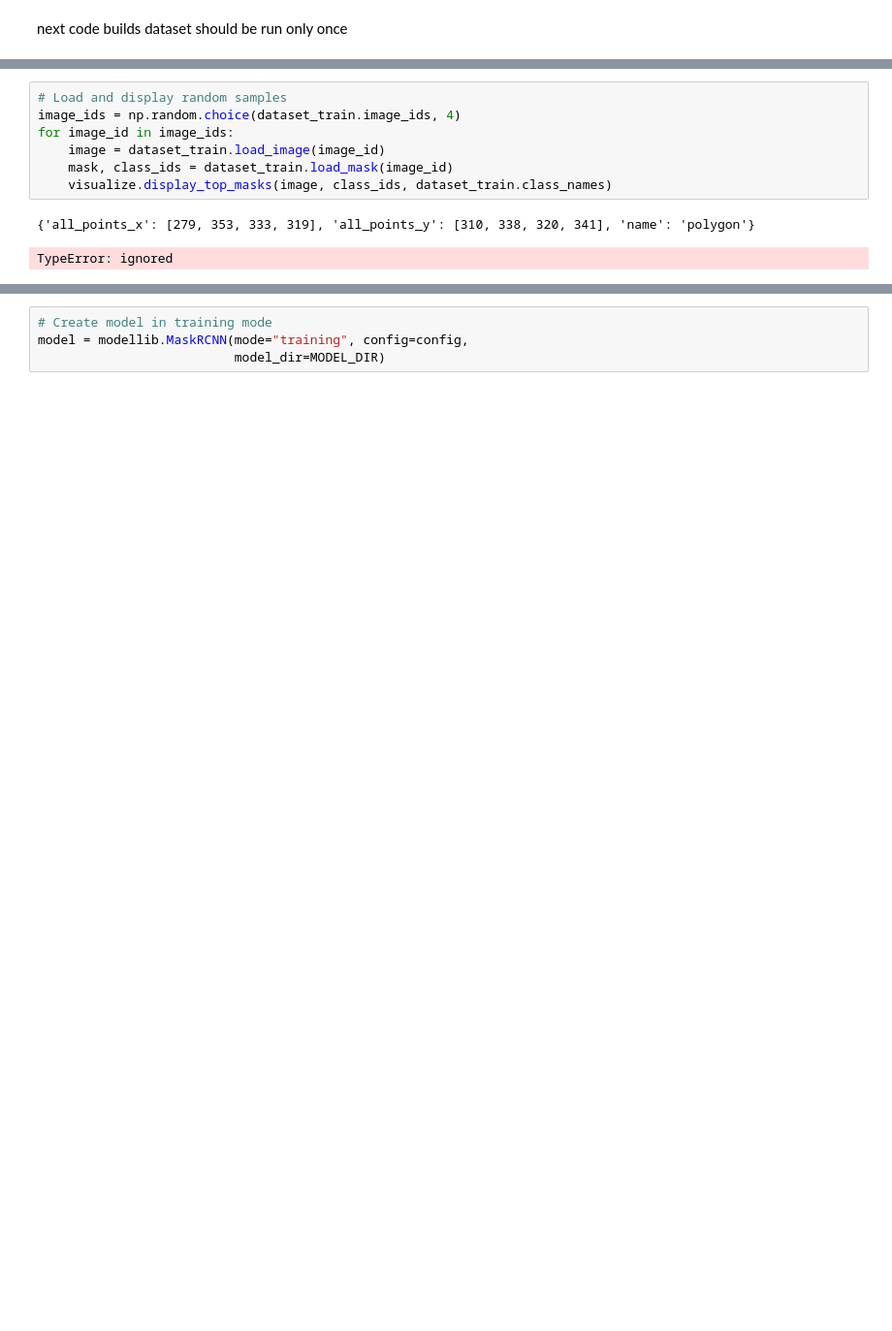
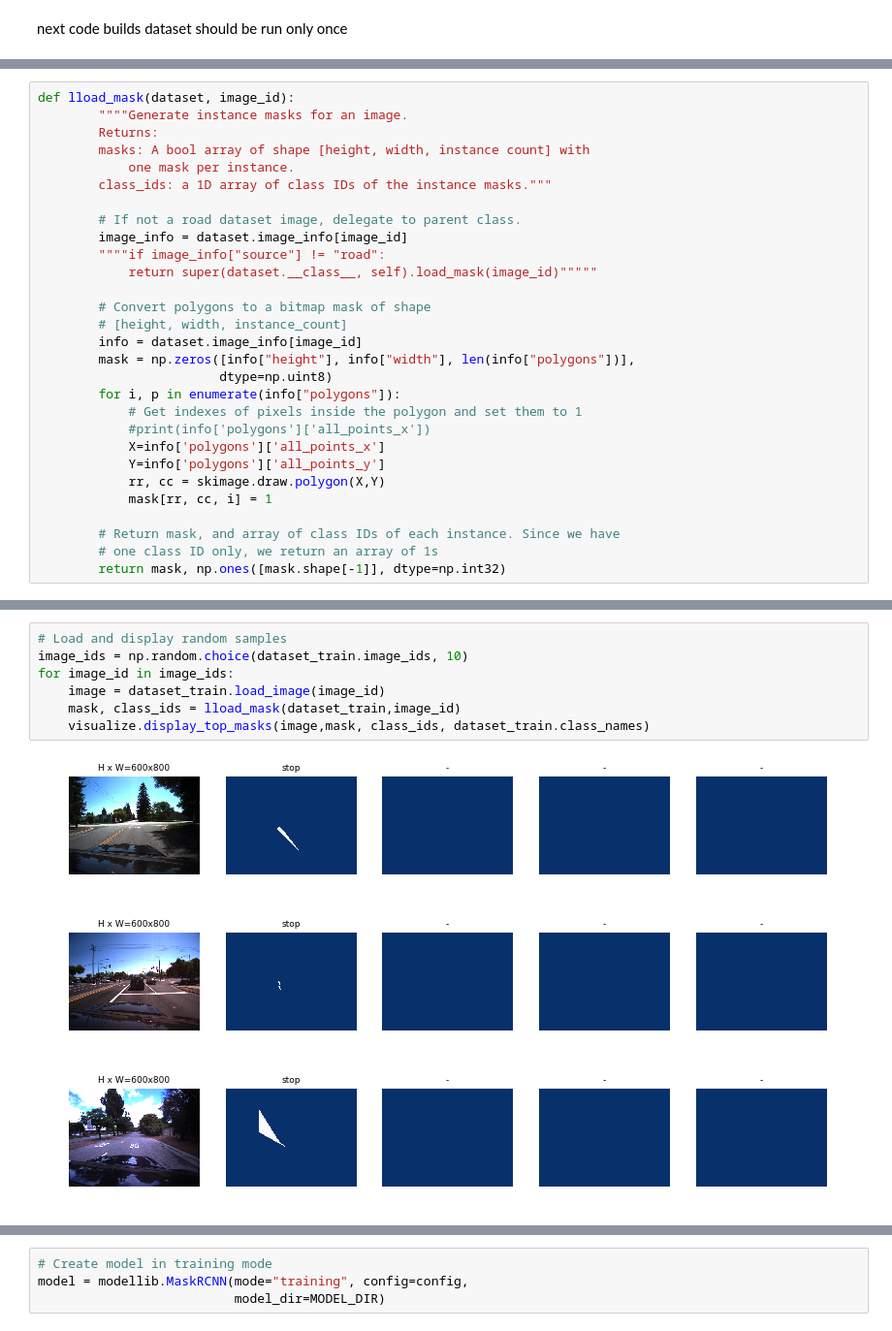
Before and after one commit to hadilou/MachineLearning, a Jupyter notebook: road.ipynb, the cells around one changed output, grey strips where cells are left out. Shown at 97% size. Saved outputs shown, nothing was run; the diff lists cells and outputs as text; blank space fills up the shorter version.

```diff
--- a/road.ipynb
+++ b/road.ipynb
@@ -354,0 +342,29 @@ roadmark_1200.jpg
+# %%
+def lload_mask(dataset, image_id):
+        """"Generate instance masks for an image.
+        Returns:
+        masks: A bool array of shape [height, width, instance count] with
+            one mask per instance.
+        class_ids: a 1D array of class IDs of the instance masks."""
+
+        # If not a road dataset image, delegate to parent class.
+        image_info = dataset.image_info[image_id]
+        """"if image_info["source"] != "road":
+            return super(dataset.__class__, self).load_mask(image_id)"""""
+
+        # Convert polygons to a bitmap mask of shape
+        # [height, width, instance_count]
+        info = dataset.image_info[image_id]
+        mask = np.zeros([info["height"], info["width"], len(info["polygons"])],
+                        dtype=np.uint8)
+        for i, p in enumerate(info["polygons"]):
+            # Get indexes of pixels inside the polygon and set them to 1
+            #print(info['polygons']['all_points_x'])
+            X=info['polygons']['all_points_x']
+            Y=info['polygons']['all_points_y']
+            rr, cc = skimage.draw.polygon(X,Y)
+            mask[rr, cc, i] = 1
+
+        # Return mask, and array of class IDs of each instance. Since we have
+        # one class ID only, we return an array of 1s
+        return mask, np.ones([mask.shape[-1]], dtype=np.int32)
@@ -355,10 +397,11 @@ roadmark_1200.jpg
 # %%
 # Load and display random samples
-image_ids = np.random.choice(dataset_train.image_ids, 4)
+image_ids = np.random.choice(dataset_train.image_ids, 10)
 for image_id in image_ids:
     image = dataset_train.load_image(image_id)
-    mask, class_ids = dataset_train.load_mask(image_id)
-    visualize.display_top_masks(image, class_ids, dataset_train.class_names)
+    mask, class_ids = lload_mask(dataset_train,image_id)
+    visualize.display_top_masks(image,mask, class_ids, dataset_train.class_names)
 # %% [output]
-{'all_points_x': [279, 353, 333, 319], 'all_points_y': [310, 338, 320, 341], 'name': 'polygon'}
-TypeError: ignored
+[figure, added]
+[figure, added]
+[figure, added]
```
Also changed, not shown: parts of 20 cells of this notebook.
